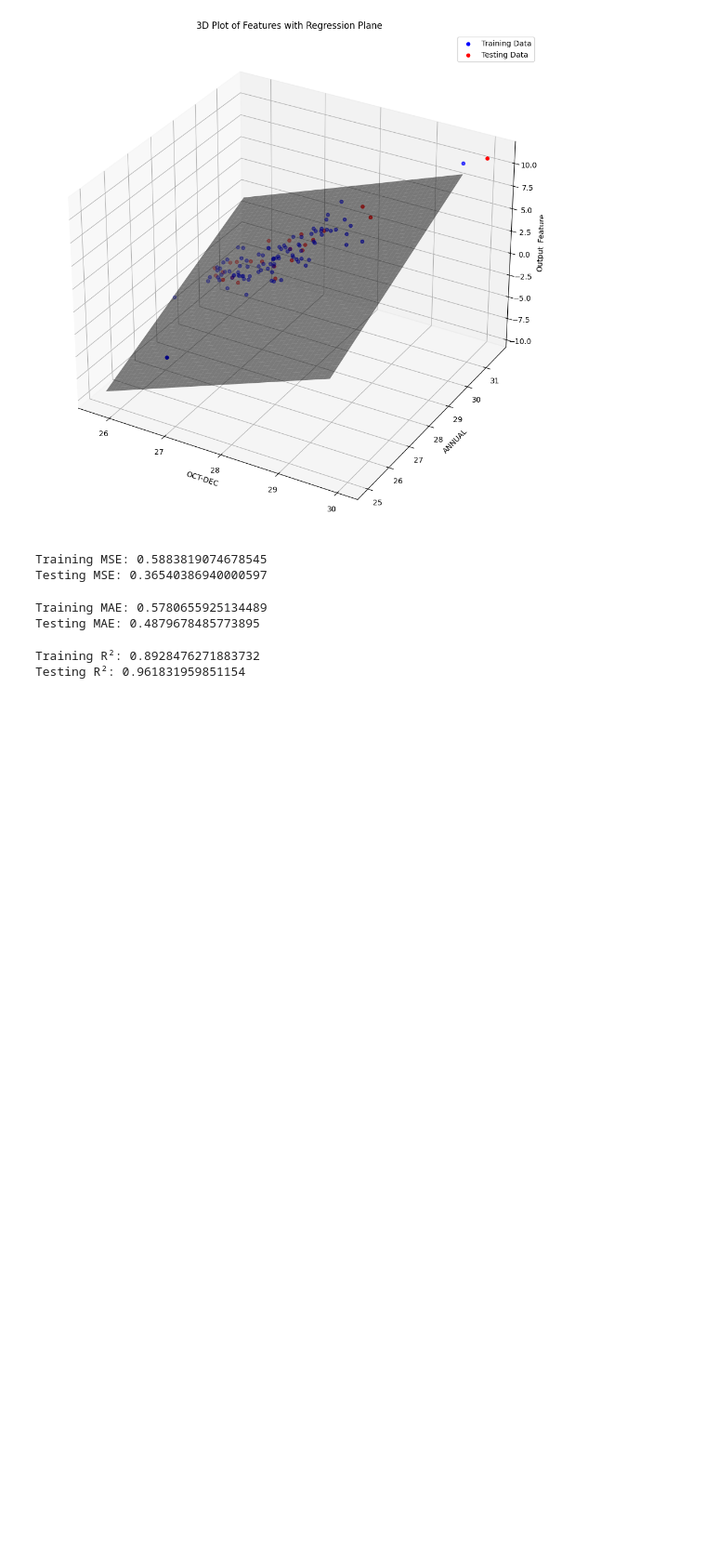
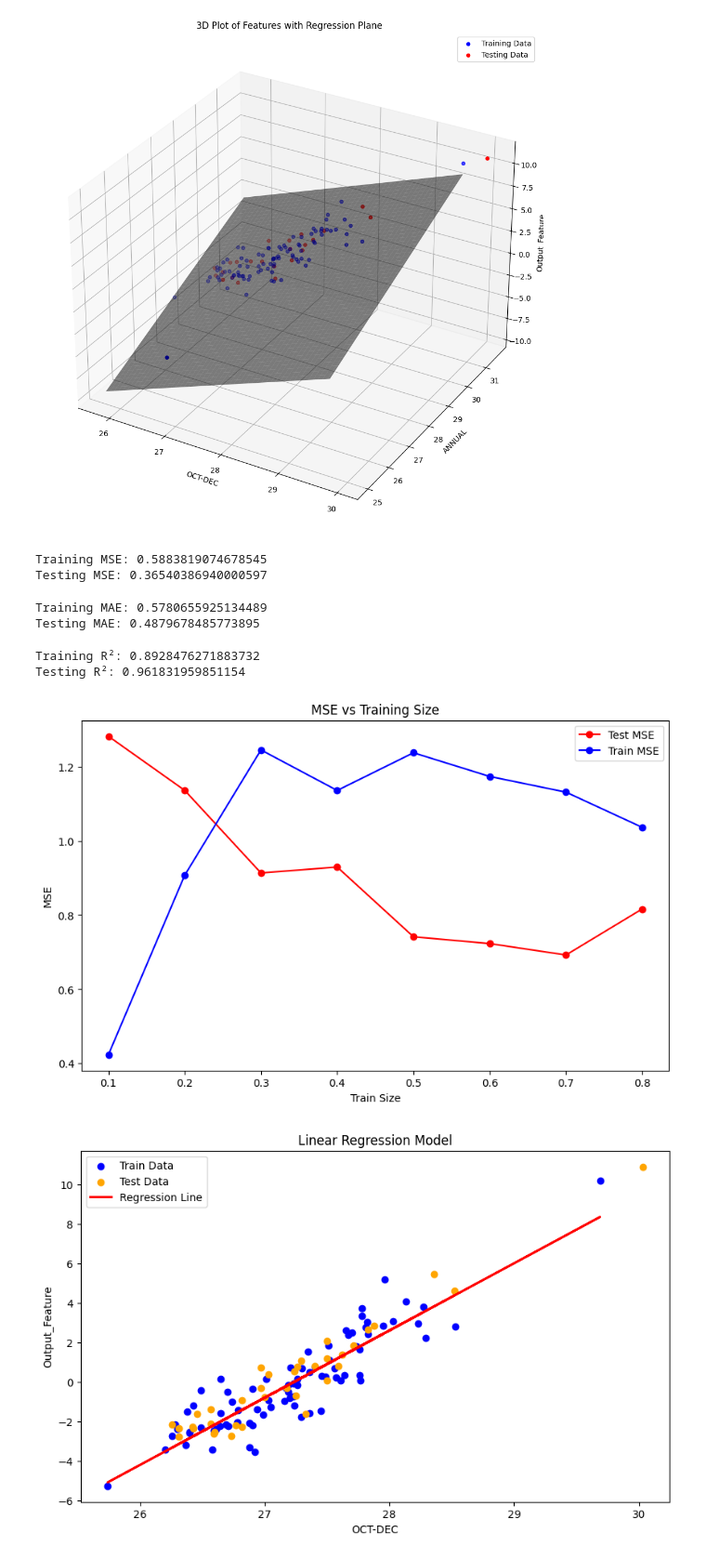
Before and after one commit to 22ANISH/SPPU_TE_IT_ML_CODES, a Jupyter notebook: Ass2.ipynb, the cells around one changed output. Shown: that part at 93% size. Drawn from its saved outputs; the diff is of its cells as text; code cells hidden in the pictures; blank space fills up the shorter version.

```diff
--- a/Ass2.ipynb
+++ b/Ass2.ipynb
@@ -347,3 +347,81 @@ print(f"Testing R²: {r2_test}")
 # %% [output]
 Training R²: 0.8928476271883732
 Testing R²: 0.961831959851154
+# %%
+import pandas as pd
+from sklearn.decomposition import PCA
+from sklearn.preprocessing import StandardScaler
+from sklearn.model_selection import train_test_split
+from sklearn.linear_model import LinearRegression
+from sklearn.metrics import mean_squared_error, mean_absolute_error, r2_score
+import matplotlib.pyplot as plt
+import numpy as np
+
+# Load and clean the data
+data = pd.read_csv('temperatures.csv')
+data_removed = data.dropna()
+
+# Extract monthly temperatures and apply StandardScaler and PCA
+temperature_data = data_removed.loc[:, 'JAN':'DEC']
+temperature_data_scaled = StandardScaler().fit_transform(temperature_data)
+pca_result = PCA(n_components=1).fit_transform(temperature_data_scaled)
+data_removed['Output_Feature'] = pca_result[:, 0]
+
+# Find the most correlated input feature with the PCA result
+correlation_matrix = data_removed.drop(columns=['Output_Feature']).corrwith(data_removed['Output_Feature']).abs()
+input_feature_1 = correlation_matrix.idxmax()
+
+# Prepare data for Linear Regression
+X_single = data_removed[[input_feature_1]]
+y = data_removed['Output_Feature']
+
+best_model, min_mse_test = None, float('inf')
+best_train_size, mse_test_values, mse_train_values = None, [], []
+
+# Train and test model over different train sizes
+for train_size in np.arange(0.1, 0.9, 0.1):
+    X_train, X_test, y_train, y_test = train_test_split(X_single, y, train_size=train_size, random_state=42)
+    model = LinearRegression().fit(X_train, y_train)
+    y_train_pred, y_test_pred = model.predict(X_train), model.predict(X_test)
+
+    mse_test, mse_train = mean_squared_error(y_test, y_test_pred), mean_squared_error(y_train, y_train_pred)
+    mse_test_values.append(mse_test)
+    mse_train_values.append(mse_train)
+
+    if mse_test < min_mse_test:
+        min_mse_test = mse_test
+        best_model = model
+        best_X_train, best_X_test = X_train, X_test
+        best_y_train, best_y_test = y_train, y_test
+        best_train_size = train_size
+
+# Plot MSE vs training size
+plt.figure(figsize=(10, 6))
+plt.plot(np.arange(0.1, 0.9, 0.1), mse_test_values, 'ro-', label='Test MSE')
+plt.plot(np.arange(0.1, 0.9, 0.1), mse_train_values, 'bo-', label='Train MSE')
+plt.xlabel('Train Size'); plt.ylabel('MSE'); plt.title('MSE vs Training Size')
+plt.legend(); plt.show()
+
+# Train and visualize the best model
+best_model.fit(best_X_train, best_y_train)
+plt.figure(figsize=(10, 6))
+plt.scatter(best_X_train, best_y_train, color="blue", label="Train Data")
+plt.scatter(best_X_test, best_y_test, color="orange", label="Test Data")
+plt.plot(best_X_train, best_model.predict(best_X_train), color="red", linewidth=2, label="Regression Line")
+plt.xlabel(input_feature_1); plt.ylabel("Output_Feature")
+plt.title("Linear Regression Model"); plt.legend(); plt.show()
+
+# Calculate and print evaluation metrics
+train_mse = mean_squared_error(best_y_train, best_model.predict(best_X_train))
+test_mse = mean_squared_error(best_y_test, best_model.predict(best_X_test))
+train_r2 = r2_score(best_y_train, best_model.predict(best_X_train))
+test_r2 = r2_score(best_y_test, best_model.predict(best_X_test))
+train_mae = mean_absolute_error(best_y_train, best_model.predict(best_X_train))
+test_mae = mean_absolute_error(best_y_test, best_model.predict(best_X_test))
+
+print(f"Train MSE: {train_mse}, Test MSE: {test_mse}")
+print(f"Train R²: {train_r2}, Test R²: {test_r2}")
+print(f"Train MAE: {train_mae}, Test MAE: {test_mae}")
+# %% [output]
+[figure, added]
+[figure, added]
```
Also changed, not shown: parts of 2 cells of this notebook.
